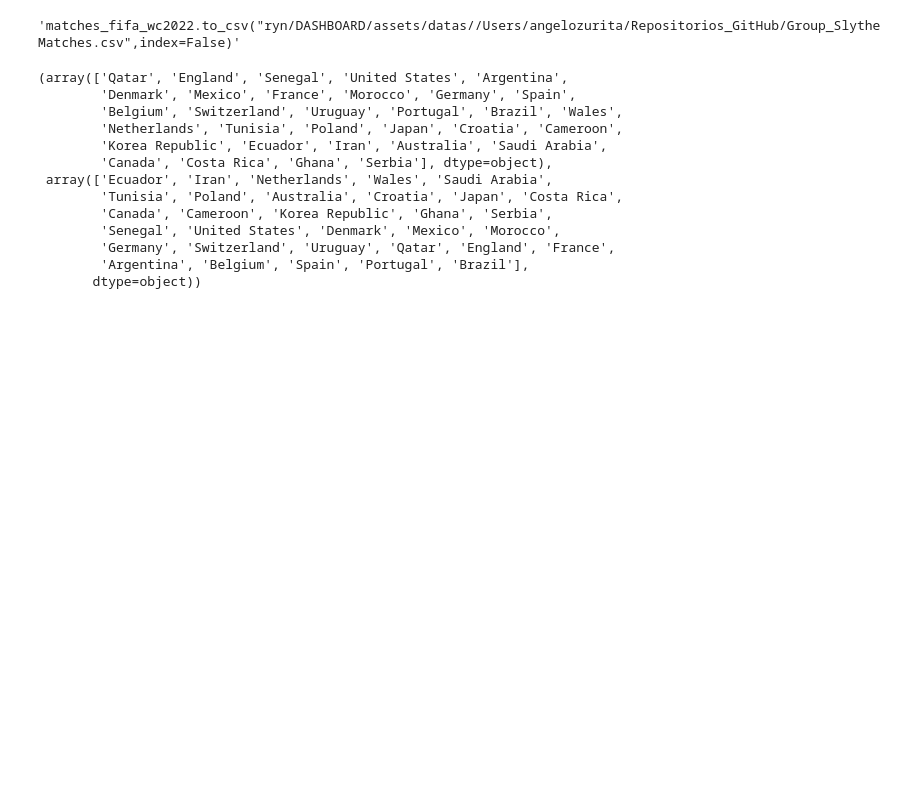
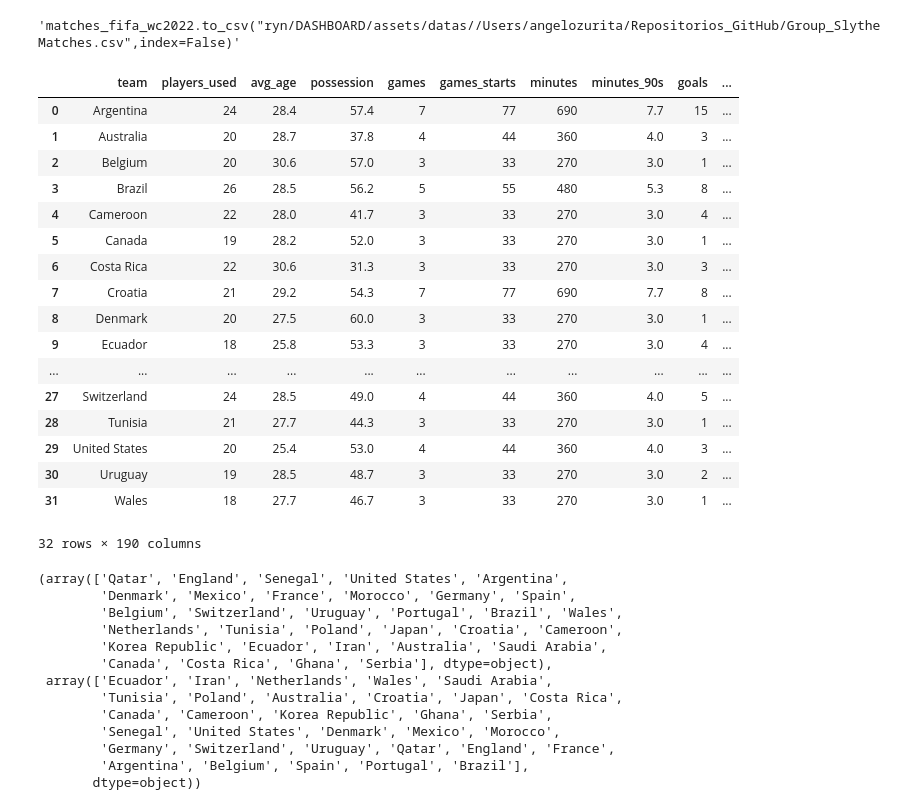
Before and after one commit to lromeror/Group_Slytheryn, a Jupyter notebook: DASHBOARD/assets/datas/FIFA_WORLD_CUP2022.ipynb, the cells around one changed output. Saved outputs shown, nothing was run; the diff lists cells and outputs as text; code cells hidden in the pictures; blank space fills up the shorter version.

```diff
--- a/DASHBOARD/assets/datas/FIFA_WORLD_CUP2022.ipynb
+++ b/DASHBOARD/assets/datas/FIFA_WORLD_CUP2022.ipynb
@@ -81,3 +79,27 @@ dfnose
+# %%
+pd.set_option('display.max_columns', 150)
+# %%
+df_country = pd.read_csv("data_teamsCup.csv",sep=",")
+df_country
+# %% [output]
+|  | team | players_used | avg_age | possession | games | games_starts | minutes | minutes_90s | goals | ... |
+| 0 | Argentina | 24 | 28.4 | 57.4 | 7 | 77 | 690 | 7.7 | 15 | ... |
+| 1 | Australia | 20 | 28.7 | 37.8 | 4 | 44 | 360 | 4.0 | 3 | ... |
+| 2 | Belgium | 20 | 30.6 | 57.0 | 3 | 33 | 270 | 3.0 | 1 | ... |
+| 3 | Brazil | 26 | 28.5 | 56.2 | 5 | 55 | 480 | 5.3 | 8 | ... |
+| 4 | Cameroon | 22 | 28.0 | 41.7 | 3 | 33 | 270 | 3.0 | 4 | ... |
+| 5 | Canada | 19 | 28.2 | 52.0 | 3 | 33 | 270 | 3.0 | 1 | ... |
+| 6 | Costa Rica | 22 | 30.6 | 31.3 | 3 | 33 | 270 | 3.0 | 3 | ... |
+| 7 | Croatia | 21 | 29.2 | 54.3 | 7 | 77 | 690 | 7.7 | 8 | ... |
+| 8 | Denmark | 20 | 27.5 | 60.0 | 3 | 33 | 270 | 3.0 | 1 | ... |
+| 9 | Ecuador | 18 | 25.8 | 53.3 | 3 | 33 | 270 | 3.0 | 4 | ... |
+| ... | ... | ... | ... | ... | ... | ... | ... | ... | ... | ... |
+| 27 | Switzerland | 24 | 28.5 | 49.0 | 4 | 44 | 360 | 4.0 | 5 | ... |
+| 28 | Tunisia | 21 | 27.7 | 44.3 | 3 | 33 | 270 | 3.0 | 1 | ... |
+| 29 | United States | 20 | 25.4 | 53.0 | 4 | 44 | 360 | 4.0 | 3 | ... |
+| 30 | Uruguay | 19 | 28.5 | 48.7 | 3 | 33 | 270 | 3.0 | 2 | ... |
+| 31 | Wales | 18 | 27.7 | 46.7 | 3 | 33 | 270 | 3.0 | 1 | ... |
+32 rows × 190 columns
 # %%
 (matches_fifa_wc2022['1'].unique(),matches_fifa_wc2022['2'].unique())
 # %% [output]
```
Also changed, not shown: parts of 1 cell of this notebook.
